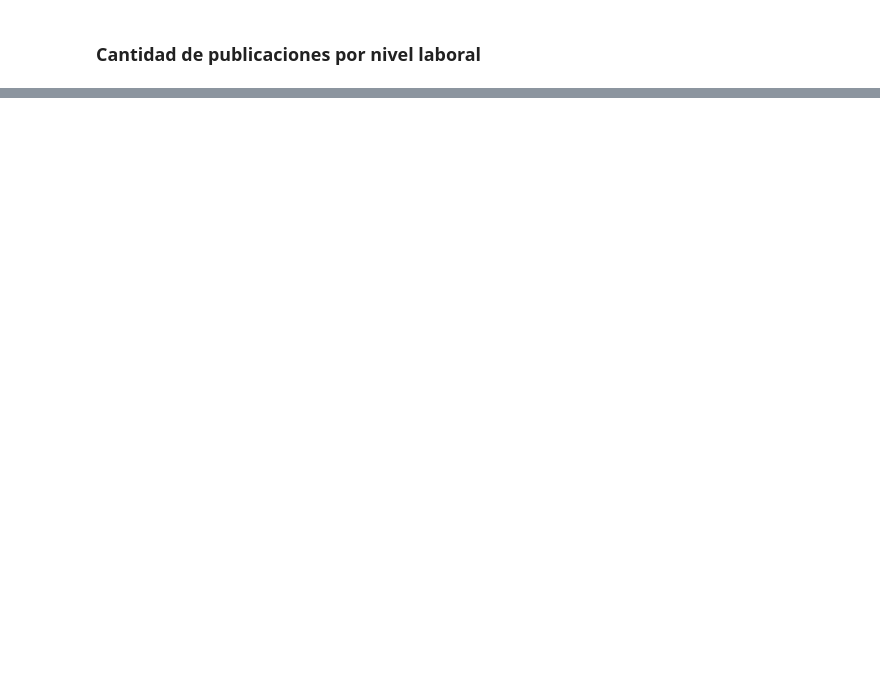
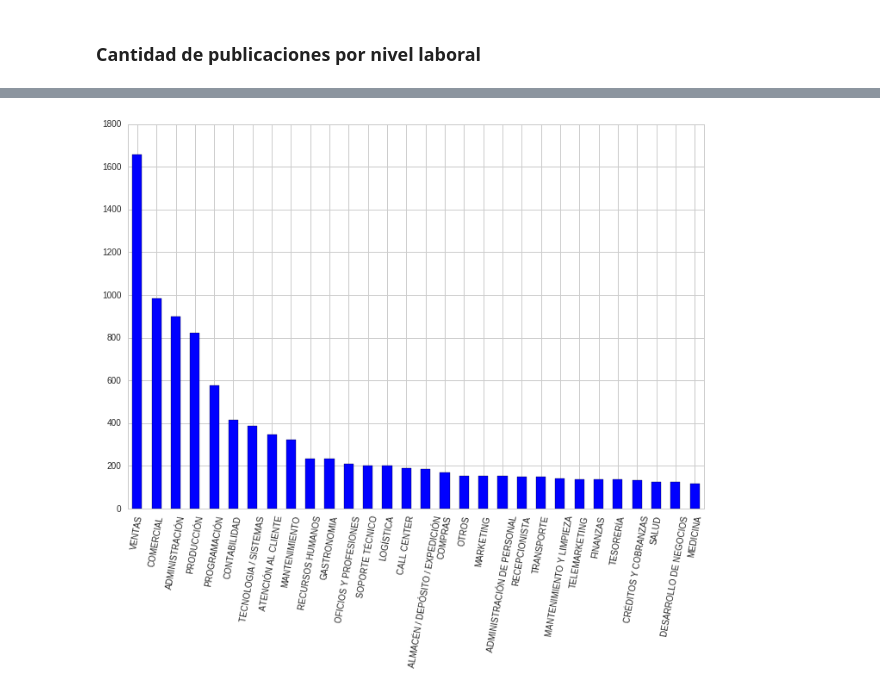
Before and after one commit to javierleyes/OrganizacionDeDatos, a Jupyter notebook: analisisJavier.ipynb, the cells around one changed output, grey strips where cells are left out. Cells and saved outputs as stored; diff of their text form; code cells hidden in the pictures; blank space fills up the shorter version.

```diff
--- a/analisisJavier.ipynb
+++ b/analisisJavier.ipynb
@@ -48,0 +78,5 @@ plt.show()
+# %%
+df_por_area_de_trabajo = df_avisos_detalle['nombre_area'].str.upper().value_counts()[:30]
+df_por_area_de_trabajo.plot(kind='bar',rot=80,figsize=(12,8));
+# %% [output]
+[figure, added]
```
Also changed, not shown: parts of 5 cells of this notebook.
